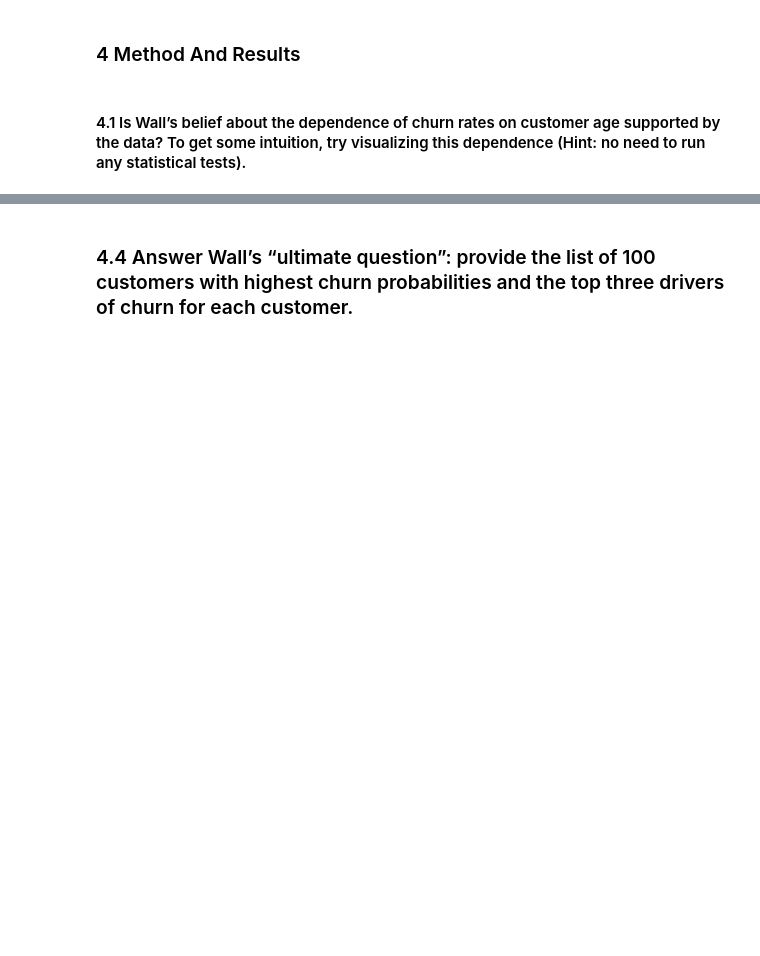
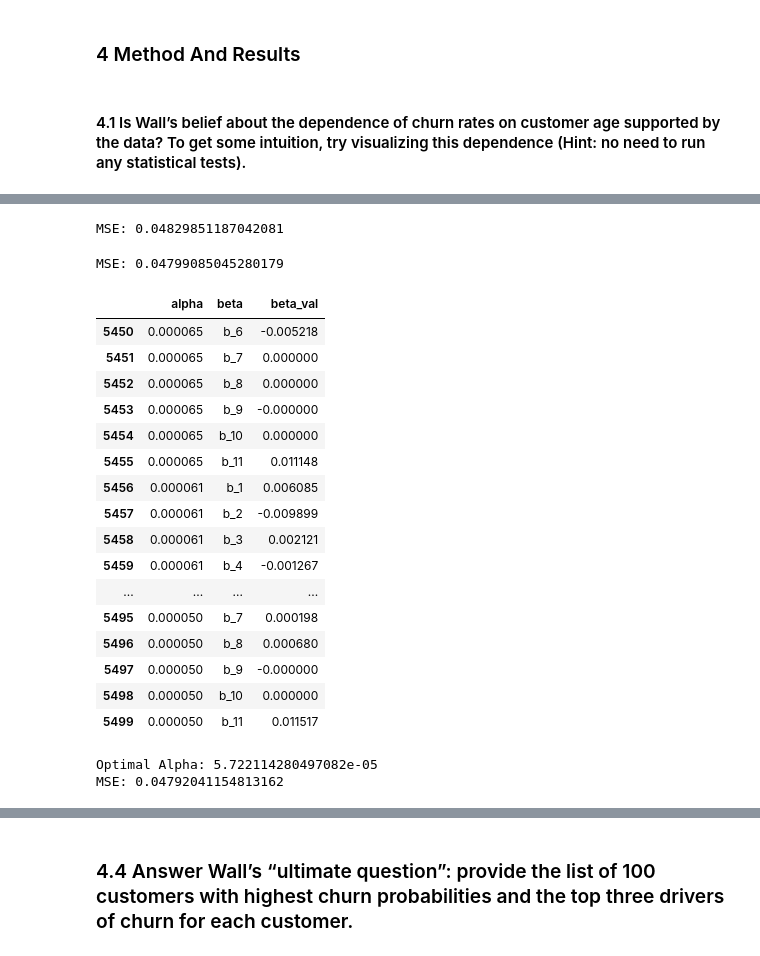
Before and after one commit to PeilinzhongZ/CaseStudy, a Jupyter notebook: report.ipynb, the cells around one changed output, grey strips where cells are left out. Saved outputs shown, nothing was run; the diff lists cells and outputs as text; code cells hidden in the pictures; blank space fills up the shorter version.

```diff
--- a/report.ipynb
+++ b/report.ipynb
@@ -79 +124,69 @@ From above list, we can see that the customer 354 and 5203 actually did not leav
+# %%
+X_train, X_test , y_train, y_test = \
+    train_test_split(np.array(df['CHIScoreMonth0']), np.array(df['Churn1Yes0No']), test_size = 0.5, random_state = 11)
+myLinReg = LinearRegression()
+x = myLinReg.fit(X_train.reshape(-1,1), y_train.reshape(-1,1))
+linRegPreds = x.predict(X_test.reshape(-1,1))
+print("MSE: " + str(mean_squared_error(y_test,linRegPreds)))
+# %% [output]
+MSE: 0.04829851187042081
+# %%
+# Create a vector of alphas from 5 billion to 0.005
+alphas = 10**np.linspace(10, -4, 500)*0.5
+df_x = df[['CustomerAgeinmonths','CHIScoreMonth0','CHIScore01','SupportCasesMonth0','SupportCases01','SPMonth0','SP01',
+    'Logins01','BlogArticles01','Views01','DaysSinceLastLogin01']]
+df_y = df['Churn1Yes0No']
+X_train, X_test , y_train, y_test = \
+    train_test_split(np.array(df_x), np.array(df_y), test_size = 0.5, random_state = 11)
+# %%
+myLinReg = LinearRegression()
+x = myLinReg.fit(X_train, y_train)
+linRegPreds = x.predict(X_test)
+print("MSE: " + str(mean_squared_error(y_test,linRegPreds)))
+# %% [output]
+MSE: 0.04799085045280179
+# %%
+lasso = Lasso(max_iter = 10000, normalize = True)
+coefs = []
+
+for a in alphas:
+    lasso.set_params(alpha=a)
+    lasso.fit(scale(X_train), y_train)
+
+    for i in range(X_train.shape[1]):
+        coefs.append([a, "b_" + str(i + 1), lasso.coef_[i]])
+# %%
+myCoefs = pd.DataFrame(coefs, columns=['alpha', 'beta', 'beta_val'])
+myCoefs.iloc[5450:]
+# %% [output]
+|  | alpha | beta | beta_val |
+| 5450 | 0.000065 | b_6 | -0.005218 |
+| 5451 | 0.000065 | b_7 | 0.000000 |
+| 5452 | 0.000065 | b_8 | 0.000000 |
+| 5453 | 0.000065 | b_9 | -0.000000 |
+| 5454 | 0.000065 | b_10 | 0.000000 |
+| 5455 | 0.000065 | b_11 | 0.011148 |
+| 5456 | 0.000061 | b_1 | 0.006085 |
+| 5457 | 0.000061 | b_2 | -0.009899 |
+| 5458 | 0.000061 | b_3 | 0.002121 |
+| 5459 | 0.000061 | b_4 | -0.001267 |
+| ... | ... | ... | ... |
+| 5495 | 0.000050 | b_7 | 0.000198 |
+| 5496 | 0.000050 | b_8 | 0.000680 |
+| 5497 | 0.000050 | b_9 | -0.000000 |
+| 5498 | 0.000050 | b_10 | 0.000000 |
+| 5499 | 0.000050 | b_11 | 0.011517 |
+# %%
+lassocv = LassoCV(cv = 10, normalize = True)
+lassocv.fit(X_train, y_train)
+
+print('Optimal Alpha: ' + str(lassocv.alpha_))
+
+lasso.set_params(alpha = lassocv.alpha_)
+lasso.fit(X_train, y_train)
+
+print('MSE: ' + str(mean_squared_error(y_test, lasso.predict(X_test))))
+# %% [output]
+Optimal Alpha: 5.722114280497082e-05
+MSE: 0.04792041154813162
 # %% [markdown]
```
Also changed, not shown: parts of 21 cells of this notebook.
